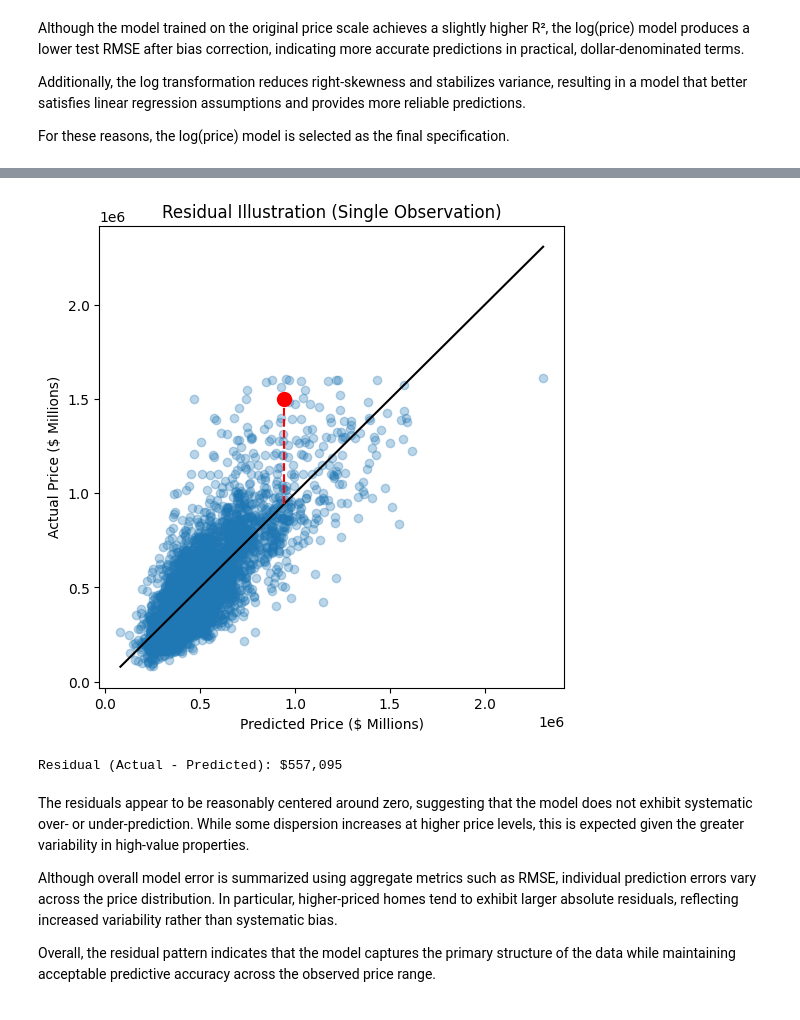
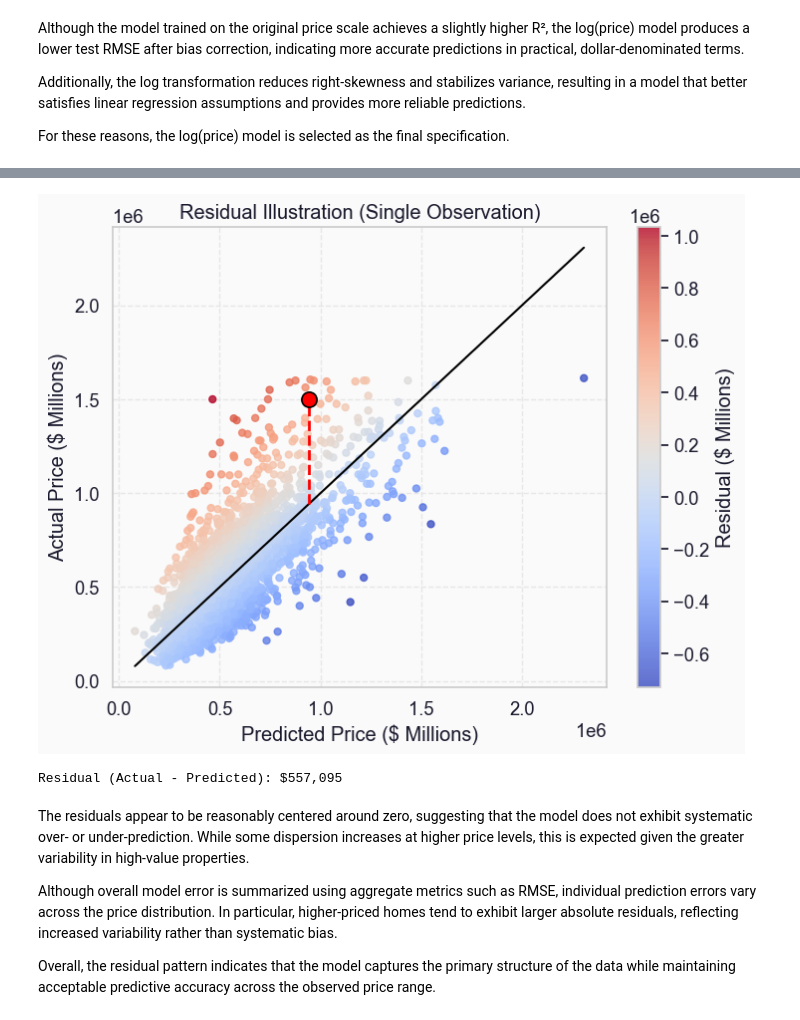
Before and after one commit to jblackman-bit/ads_500b_final_project, a Jupyter notebook: Model/modeling.ipynb, the cells around one changed output, grey strips where cells are left out. Saved outputs shown, nothing was run; the diff lists cells and outputs as text; code cells hidden in the pictures.

Commit message:
Finalize modeling notebook: refine conlusions and add 3D residual visualizations

```diff
--- a/Model/modeling.ipynb
+++ b/Model/modeling.ipynb
@@ -848,46 +861,72 @@ In the visualization below, the diagonal line represents perfect predictions, wh
 y_true = np.array(y_test_price)
 y_pred = np.array(y_test_pred_price)
 
+# Compute residuals
+residuals = y_true - y_pred
+
 # Select a reproducible random observation
 np.random.seed(1)
 idx = np.random.randint(len(y_true))
 
 # Create plot
-plt.figure(figsize=(6, 6))
+plt.figure(figsize=(8, 6))
 
-# Scatter: predicted vs actual
-plt.scatter(y_pred, y_true, alpha=0.3)
+# Scatter: predicted vs actual, colored by residual magnitude
+sc = plt.scatter(
+    y_pred,
+    y_true,
+    c=residuals,
+    cmap="coolwarm",
+    alpha=0.8,
+    s=25
+)
 
 # Highlight selected observation
-plt.scatter(y_pred[idx], y_true[idx], color="red", s=100)
+plt.scatter(
+    y_pred[idx],
+    y_true[idx],
+    color="red",
+    s=120,
+    edgecolor="black",
+    linewidth=1.2,
+    zorder=5
+)
 
 # Reference line (perfect prediction: y = x)
+line_min = min(y_pred.min(), y_true.min())
+line_max = max(y_pred.max(), y_true.max())
+
 plt.plot(
-    [y_pred.min(), y_pred.max()],
-    [y_pred.min(), y_pred.max()],
+    [line_min, line_max],
+    [line_min, line_max],
     linestyle="-",
     color="black"
 )
 
 # Residual line (vertical distance)
 plt.plot(
     [y_pred[idx], y_pred[idx]],
     [y_pred[idx], y_true[idx]],
     color="red",
-    linestyle="--"
+    linestyle="--",
+    linewidth=2
 )
+
+# Colorbar
+cbar = plt.colorbar(sc)
+cbar.set_label("Residual ($ Millions)")
 
 plt.xlabel("Predicted Price ($ Millions)")
 plt.ylabel("Actual Price ($ Millions)")
 plt.title("Residual Illustration (Single Observation)")
 
 plt.show()
 
 # Compute and display residual
 residual = y_true[idx] - y_pred[idx]
 print(f"Residual (Actual - Predicted): ${residual:,.0f}")
 # %% [output]
-[figure, old version]
+[figure, new version]
 Residual (Actual - Predicted): $557,095
 # %% [markdown]
 The residuals appear to be reasonably centered around zero, suggesting that the model does not exhibit systematic over- or under-prediction. While some dispersion increases at higher price levels, this is expected given the greater variability in high-value properties.
```
Also changed, not shown: parts of 21 cells of this notebook, 1 other file.
